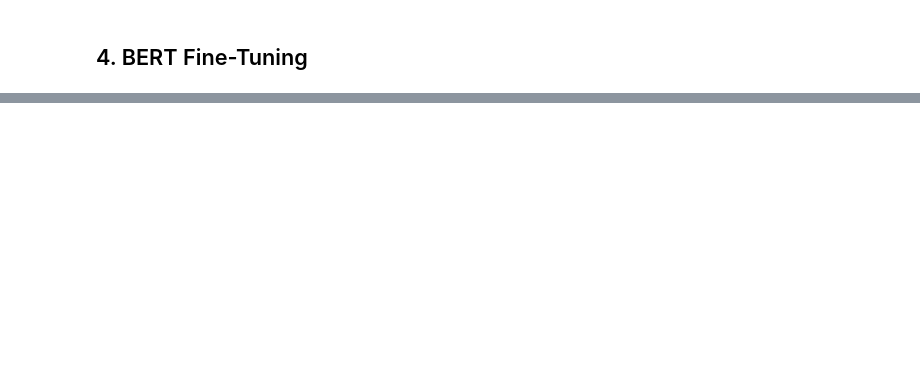
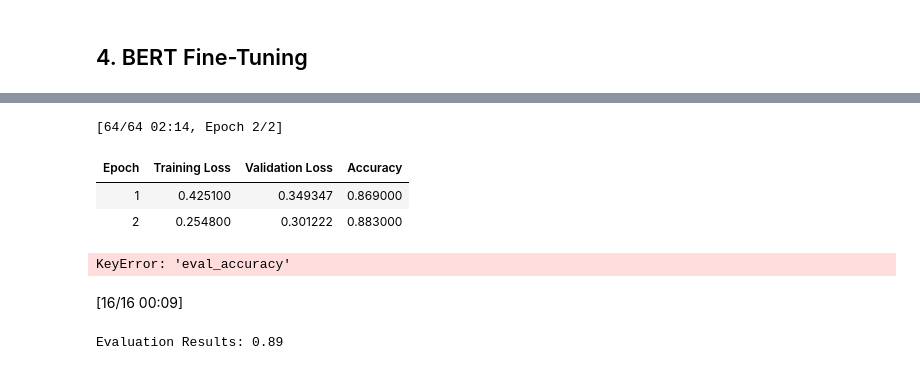
Before and after one commit to dbdmg/llm, a Jupyter notebook: lab03/solution-01-bert.ipynb, the cells around one changed output, grey strips where cells are left out. Drawn from its saved outputs; the diff is of its cells as text; code cells hidden in the pictures; blank space fills up the shorter version.

```diff
--- a/lab03/solution-01-bert.ipynb
+++ b/lab03/solution-01-bert.ipynb
@@ -443,0 +435,57 @@ plt.show()
+# %%
+# Load a sentiment analysis dataset
+dataset = load_dataset('imdb')
+train_dataset = dataset['train'].shuffle(seed=42).select(range(2000))
+test_dataset = dataset['test'].shuffle(seed=42).select(range(1000))
+# %%
+# Tokenize the dataset
+def tokenize_function(example):
+    return tokenizer(example['text'], padding="max_length", truncation=True)
+
+train_dataset = train_dataset.map(tokenize_function, batched=True)
+test_dataset = test_dataset.map(tokenize_function, batched=True)
+# %%
+batch_size = 32
+num_train_epochs = 2
+
+learning_rate = 2e-5
+weight_decay = 0.01
+
+# Define training arguments
+training_args = TrainingArguments(
+    output_dir='./results',
+    eval_strategy="epoch",
+    learning_rate=learning_rate,
+    per_device_train_batch_size=batch_size,
+    per_device_eval_batch_size=batch_size,
+    num_train_epochs=num_train_epochs,
+    weight_decay=weight_decay,
+    logging_dir='./logs',  # Directory for storing logs
+    logging_steps=10,  # Log every 10 steps
+)
+# %%
+# Initialize the Trainer object
+trainer = Trainer(
+    model=model,
+    args=training_args,
+    train_dataset=train_dataset,
+    eval_dataset=test_dataset,
+    compute_metrics=compute_metrics
+)
+
+# Fine-tune the model
+results = trainer.train()
+print(f"Accuracy on the train set: {results.metrics['eval_accuracy']:.2f}")
+# %% [output]
+[64/64 02:14, Epoch 2/2]
+| Epoch | Training Loss | Validation Loss | Accuracy |
+| 1 | 0.425100 | 0.349347 | 0.869000 |
+| 2 | 0.254800 | 0.301222 | 0.883000 |
+KeyError: 'eval_accuracy'
+# %%
+# Evaluate the model
+results = trainer.evaluate()
+print(f"Accuracy on the test set: {results['eval_accuracy']:.2f}")
+# %% [output]
+[16/16 00:09]
+Evaluation Results: 0.89
```
Also changed, not shown: parts of 13 cells of this notebook, 1 other file.
